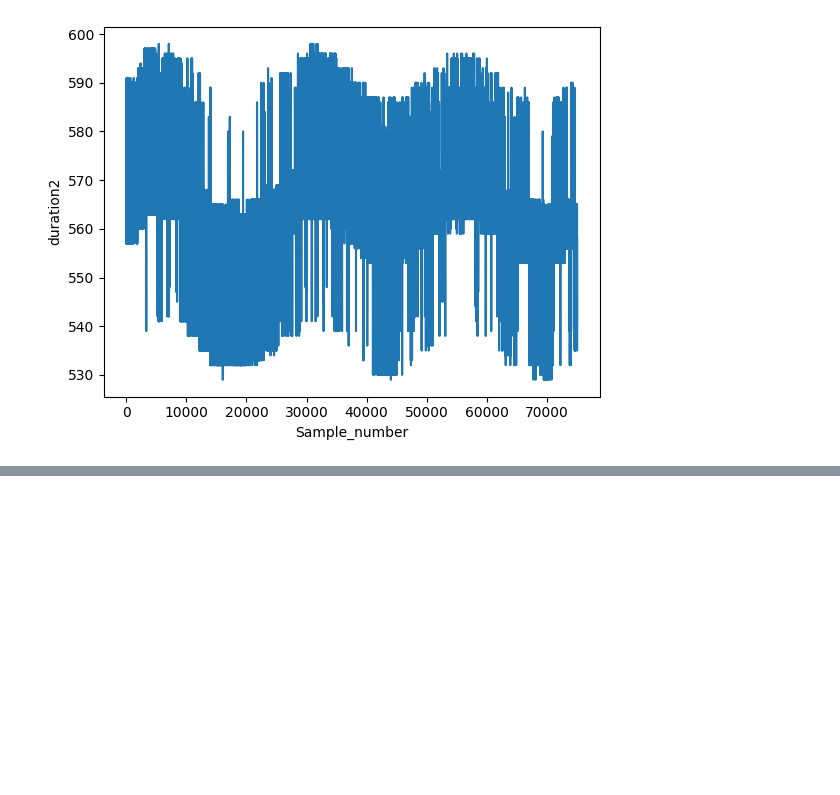
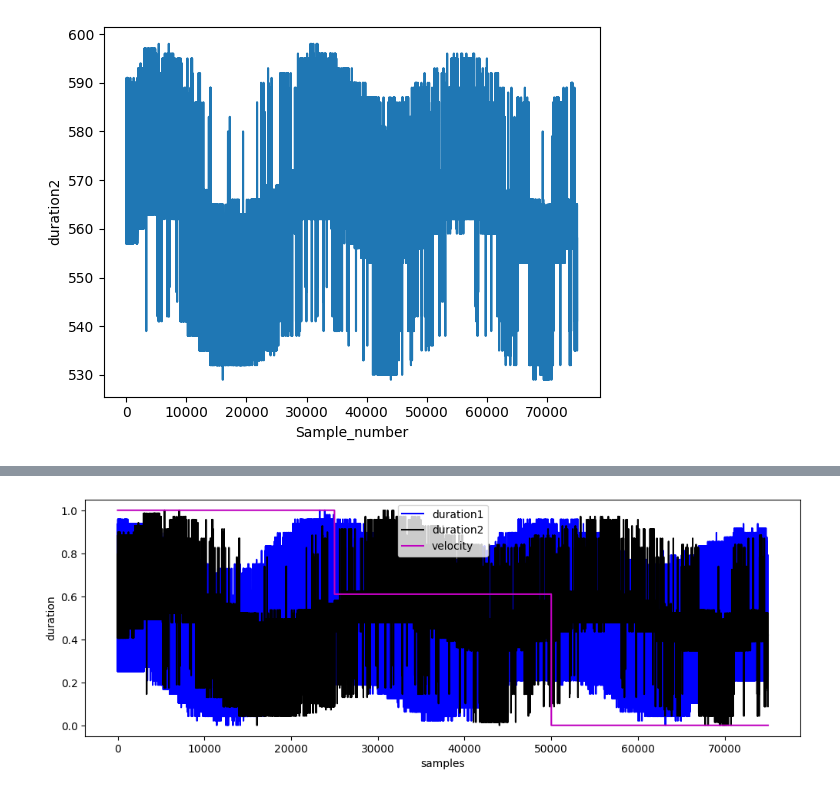
Before and after one commit to cksajil/anemometer, a Jupyter notebook: eda_anemometer.ipynb, the cells around one changed output, grey strips where cells are left out. Saved outputs shown, nothing was run; the diff lists cells and outputs as text; code cells hidden in the pictures; blank space fills up the shorter version.

```diff
--- a/eda_anemometer.ipynb
+++ b/eda_anemometer.ipynb
@@ -6,6 +7,7 @@ import matplotlib.pyplot as plt
 DATA_PATH = "dataset"
 DATA_FILE = "data.csv"
 data = pd.read_csv(os.path.join(DATA_PATH, DATA_FILE))
+N = data.shape[0]
 # %%
 print(data.shape)
 # %% [output]
@@ -91,0 +120,11 @@ Text(0, 0.5, 'duration2')
+# %%
+durations = data[["duration1", "duration2", "delta", "Velocity"]]
+scaler = MinMaxScaler()
+scaler.fit(durations)
+dnorms = scaler.transform(durations)
+# %%
+start = 0
+stop = N
+phase_plots(dnorms[:,0], dnorms[:,1], dnorms[:,3], start, stop)
+# %% [output]
+[figure, added]
```
Also changed, not shown: parts of 15 cells of this notebook.
